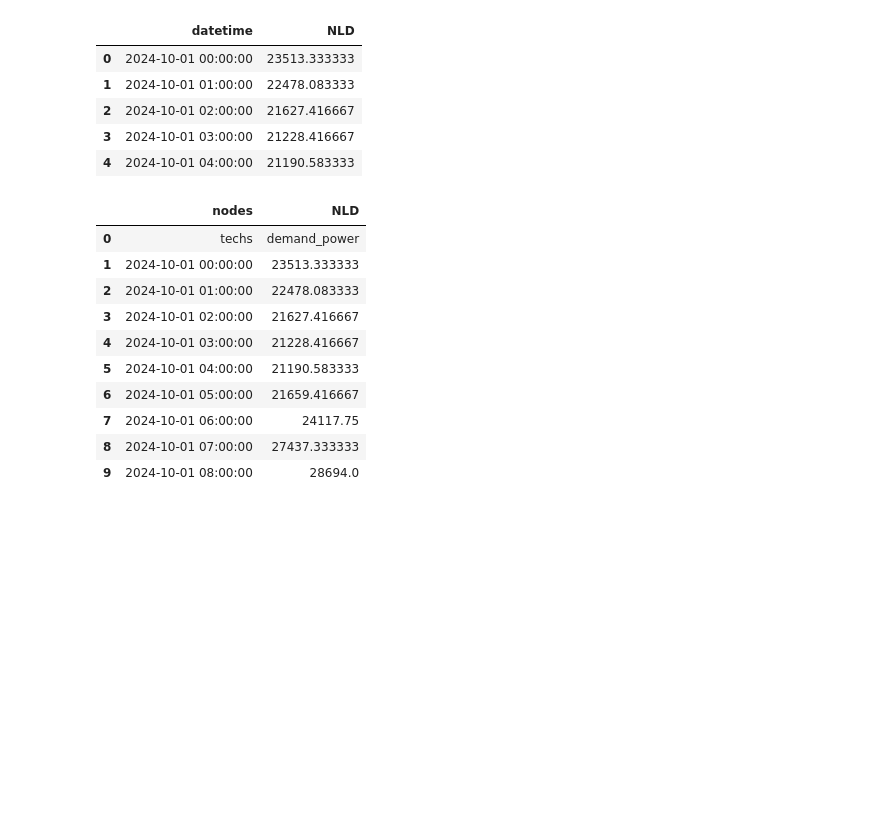
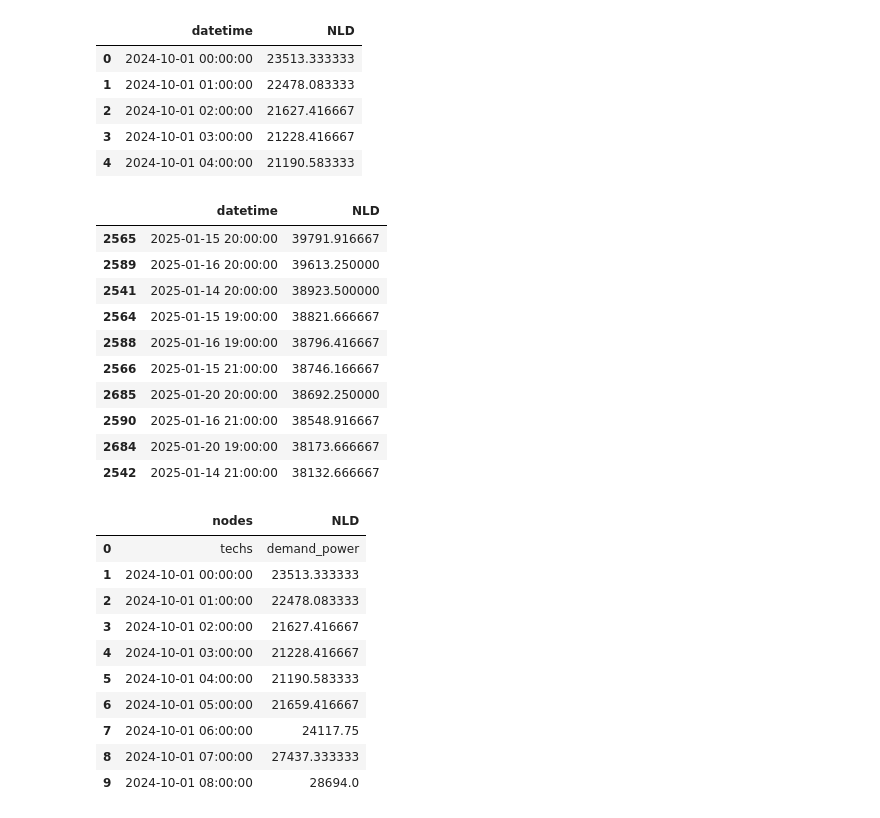
Before and after one commit to Yao10161016/electricity-market-dispatch-model-spain, a Jupyter notebook: calliope_model/model/input_data_tables/data_clean.ipynb, the cells around one changed output. Cells and saved outputs as stored; diff of their text form; code cells hidden in the pictures; blank space fills up the shorter version.

```diff
--- a/calliope_model/model/input_data_tables/data_clean.ipynb
+++ b/calliope_model/model/input_data_tables/data_clean.ipynb
@@ -87,6 +87,22 @@ real_year.head()
 # %%
 # delete rows with same datetime, keep the first occurrence
 real_year = real_year.drop_duplicates(subset=["datetime"], keep="first")
+# %%
+# display real_year by descending order of NLD
+real_year = real_year.sort_values(by="NLD", ascending=False)
+real_year.head(10)
+# %% [output]
+|  | datetime | NLD |
+| 2565 | 2025-01-15 20:00:00 | 39791.916667 |
+| 2589 | 2025-01-16 20:00:00 | 39613.250000 |
+| 2541 | 2025-01-14 20:00:00 | 38923.500000 |
+| 2564 | 2025-01-15 19:00:00 | 38821.666667 |
+| 2588 | 2025-01-16 19:00:00 | 38796.416667 |
+| 2566 | 2025-01-15 21:00:00 | 38746.166667 |
+| 2685 | 2025-01-20 20:00:00 | 38692.250000 |
+| 2590 | 2025-01-16 21:00:00 | 38548.916667 |
+| 2684 | 2025-01-20 19:00:00 | 38173.666667 |
+| 2542 | 2025-01-14 21:00:00 | 38132.666667 |
 # %%
 # Format to match demand.csv
 # First two header rows as in demand.csv
```
Also changed, not shown: 1 other file.
